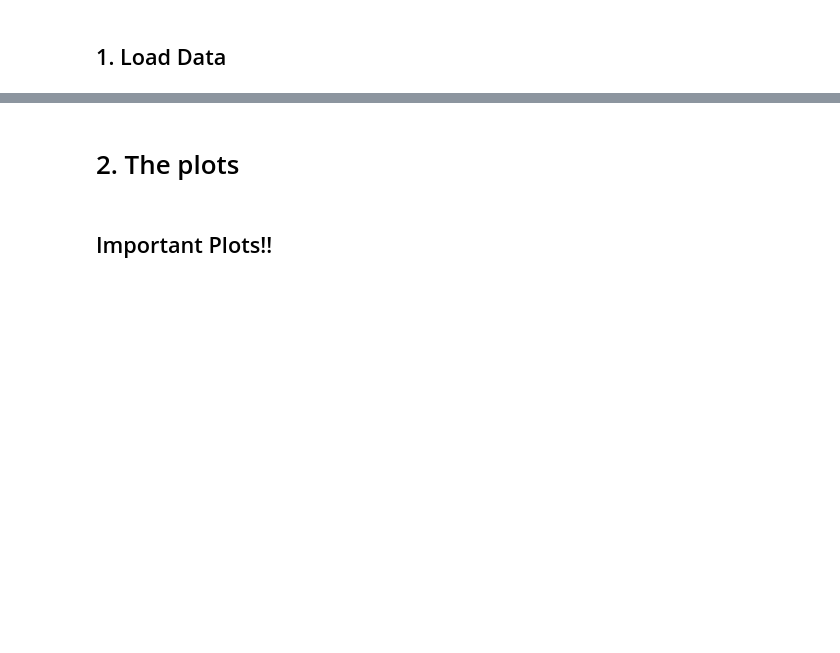
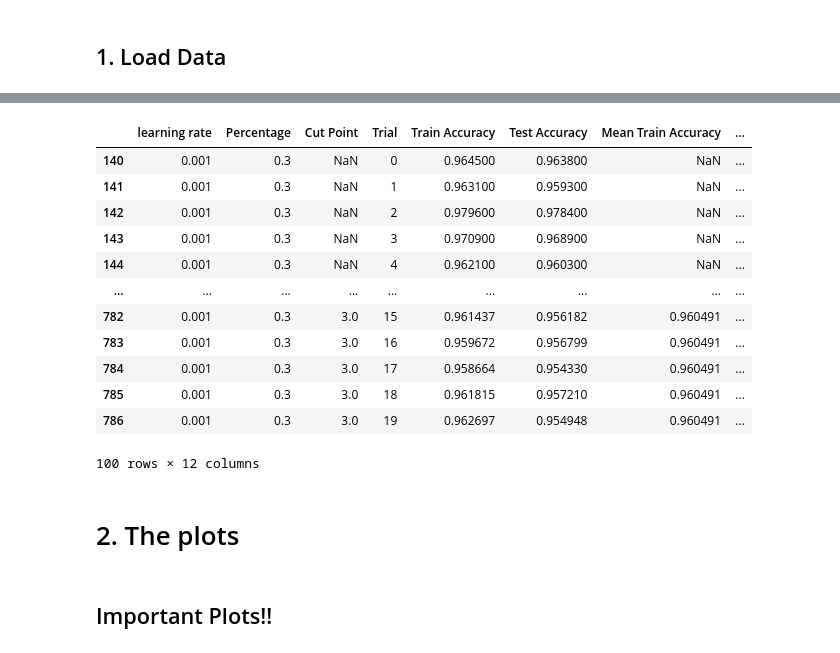
Before and after one commit to tusharmanekar/mp-tl-study, a Jupyter notebook: 50-50_MNIST/3d_visualizations.ipynb, the cells around one changed output, grey strips where cells are left out. Saved outputs shown, nothing was run; the diff lists cells and outputs as text; code cells hidden in the pictures; blank space fills up the shorter version.

```diff
--- a/50-50_MNIST/3d_visualizations.ipynb
+++ b/50-50_MNIST/3d_visualizations.ipynb
@@ -72,3 +72,19 @@ df.head()
+# %%
+df[df['Percentage'] == 0.3]
+# %% [output]
+|  | learning rate | Percentage | Cut Point | Trial | Train Accuracy | Test Accuracy | Mean Train Accuracy | ... |
+| 140 | 0.001 | 0.3 | NaN | 0 | 0.964500 | 0.963800 | NaN | ... |
+| 141 | 0.001 | 0.3 | NaN | 1 | 0.963100 | 0.959300 | NaN | ... |
+| 142 | 0.001 | 0.3 | NaN | 2 | 0.979600 | 0.978400 | NaN | ... |
+| 143 | 0.001 | 0.3 | NaN | 3 | 0.970900 | 0.968900 | NaN | ... |
+| 144 | 0.001 | 0.3 | NaN | 4 | 0.962100 | 0.960300 | NaN | ... |
+| ... | ... | ... | ... | ... | ... | ... | ... | ... |
+| 782 | 0.001 | 0.3 | 3.0 | 15 | 0.961437 | 0.956182 | 0.960491 | ... |
+| 783 | 0.001 | 0.3 | 3.0 | 16 | 0.959672 | 0.956799 | 0.960491 | ... |
+| 784 | 0.001 | 0.3 | 3.0 | 17 | 0.958664 | 0.954330 | 0.960491 | ... |
+| 785 | 0.001 | 0.3 | 3.0 | 18 | 0.961815 | 0.957210 | 0.960491 | ... |
+| 786 | 0.001 | 0.3 | 3.0 | 19 | 0.962697 | 0.954948 | 0.960491 | ... |
+100 rows × 12 columns
 # %% [markdown]
 # 2. The plots
 # %% [markdown]
```
Also changed, not shown: parts of 9 cells of this notebook, 9 other files.
